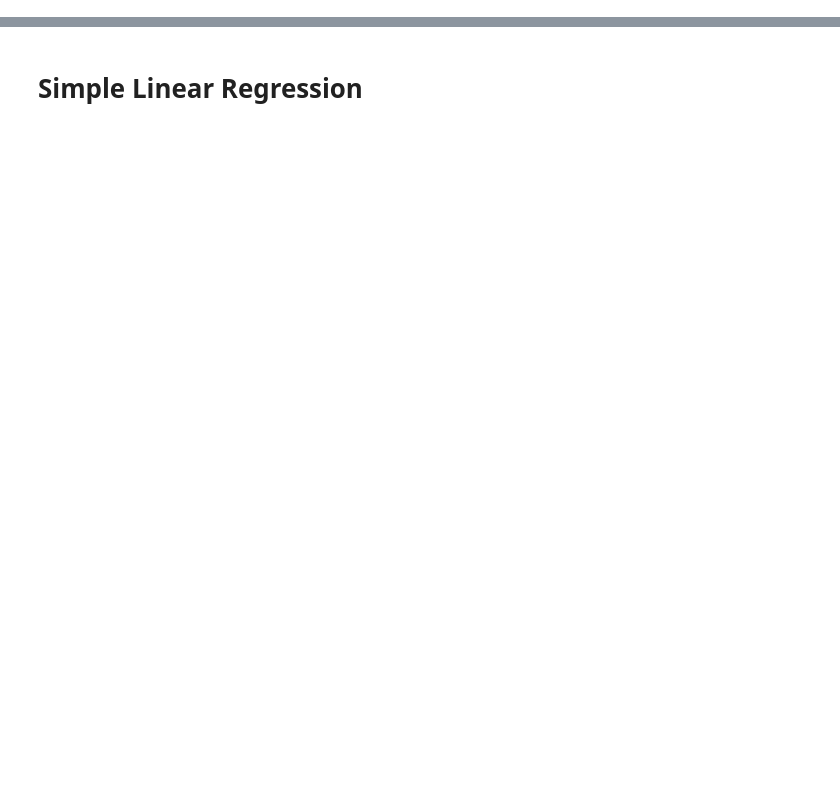
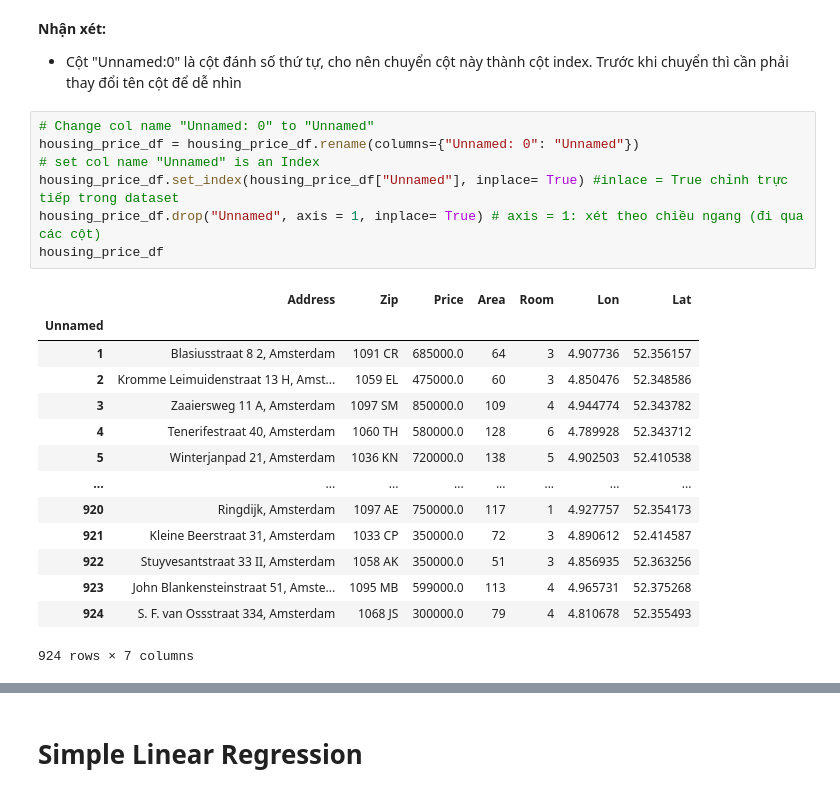
Before and after one commit to aquattda/ML_04, a Jupyter notebook: ML/Supervised/Regression/linear_regression.ipynb, the cells around one changed output, grey strips where cells are left out. Drawn from its saved outputs; the diff is of its cells as text; blank space fills up the shorter version.

```diff
--- a/ML/Supervised/Regression/linear_regression.ipynb
+++ b/ML/Supervised/Regression/linear_regression.ipynb
@@ -10,0 +27,25 @@ import joblib # lưu và đọc các mô hình
+# %% [markdown]
+**Nhận xét:**
+- Cột "Unnamed:0" là cột đánh số thứ tự, cho nên chuyển cột này thành cột index. Trước khi chuyển thì cần phải thay đổi tên cột để dễ nhìn
+# %%
+# Change col name "Unnamed: 0" to "Unnamed"
+housing_price_df = housing_price_df.rename(columns={"Unnamed: 0": "Unnamed"})
+# set col name "Unnamed" is an Index
+housing_price_df.set_index(housing_price_df["Unnamed"], inplace= True) #inlace = True chỉnh trực tiếp trong dataset
+housing_price_df.drop("Unnamed", axis = 1, inplace= True) # axis = 1: xét theo chiều ngang (đi qua các cột)
+housing_price_df
+# %% [output]
+|  | Address | Zip | Price | Area | Room | Lon | Lat |
+| Unnamed |  |  |  |  |  |  |  |
+| 1 | Blasiusstraat 8 2, Amsterdam | 1091 CR | 685000.0 | 64 | 3 | 4.907736 | 52.356157 |
+| 2 | Kromme Leimuidenstraat 13 H, Amst... | 1059 EL | 475000.0 | 60 | 3 | 4.850476 | 52.348586 |
+| 3 | Zaaiersweg 11 A, Amsterdam | 1097 SM | 850000.0 | 109 | 4 | 4.944774 | 52.343782 |
+| 4 | Tenerifestraat 40, Amsterdam | 1060 TH | 580000.0 | 128 | 6 | 4.789928 | 52.343712 |
+| 5 | Winterjanpad 21, Amsterdam | 1036 KN | 720000.0 | 138 | 5 | 4.902503 | 52.410538 |
+| ... | ... | ... | ... | ... | ... | ... | ... |
+| 920 | Ringdijk, Amsterdam | 1097 AE | 750000.0 | 117 | 1 | 4.927757 | 52.354173 |
+| 921 | Kleine Beerstraat 31, Amsterdam | 1033 CP | 350000.0 | 72 | 3 | 4.890612 | 52.414587 |
+| 922 | Stuyvesantstraat 33 II, Amsterdam | 1058 AK | 350000.0 | 51 | 3 | 4.856935 | 52.363256 |
+| 923 | John Blankensteinstraat 51, Amste... | 1095 MB | 599000.0 | 113 | 4 | 4.965731 | 52.375268 |
+| 924 | S. F. van Ossstraat 334, Amsterdam | 1068 JS | 300000.0 | 79 | 4 | 4.810678 | 52.355493 |
+924 rows × 7 columns
```
Also changed, not shown: parts of 51 cells of this notebook, 6 other files.
